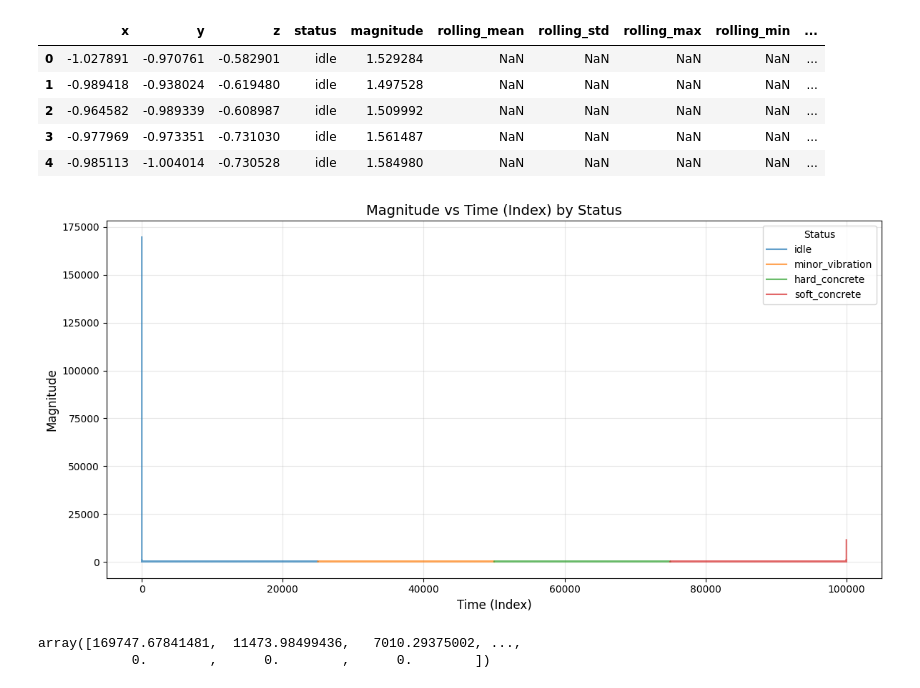
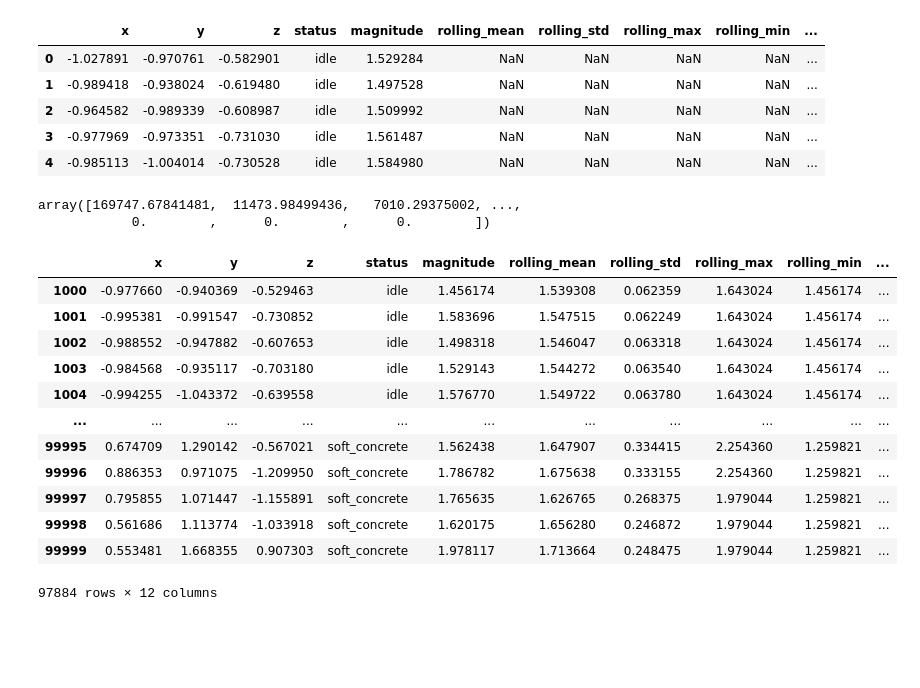
Before and after one commit to Alice2333333333/fyp, a Jupyter notebook: data/train-model.ipynb, the cells around one changed output. Saved outputs shown, nothing was run; the diff lists cells and outputs as text; code cells hidden in the pictures; blank space fills up the shorter version.

```diff
--- a/data/train-model.ipynb
+++ b/data/train-model.ipynb
@@ -173,35 +239,6 @@ df.head()
 | 4 | -0.985113 | -1.004014 | -0.730528 | idle | 1.584980 | NaN | NaN | NaN | NaN | ... |
 # %%
 df.to_csv("test.csv", index=False)
-# %%
-# Prepare the plot
-plt.figure(figsize=(12, 6))
-
-# Get unique statuses
-statuses = df['status'].unique()
-
-# Plot magnitude against the index for each status
-for status in statuses:
-    subset = df[df['status'] == status]
-    plt.plot(
-        subset.index,
-        subset['fft_amplitude'],
-        label=status,
-        alpha=0.7
-    )
-
-# Customize the plot
-plt.title('Magnitude vs Time (Index) by Status', fontsize=14)
-plt.xlabel('Time (Index)', fontsize=12)
-plt.ylabel('Magnitude', fontsize=12)
-plt.legend(title='Status', fontsize=10, loc='upper right')
-plt.grid(alpha=0.3)
-plt.tight_layout()
-
-# Display the plot
-plt.show()
-# %% [output]
-[figure, removed]
 # %%
 # Group the data by 'status' and calculate the minimum and maximum fft_amplitude
 min_max_fft_amplitude = df.groupby('status')['fft'].agg(['min', 'max']).reset_index()
@@ -213,6 +250,22 @@ np.nan_to_num(df['fft_amplitude'])
 # %% [output]
 array([169747.67841481,  11473.98499436,   7010.29375002, ...,
             0.        ,      0.        ,      0.        ])
+# %%
+df
+# %% [output]
+|  | x | y | z | status | magnitude | rolling_mean | rolling_std | rolling_max | rolling_min | ... |
+| 1000 | -0.977660 | -0.940369 | -0.529463 | idle | 1.456174 | 1.539308 | 0.062359 | 1.643024 | 1.456174 | ... |
+| 1001 | -0.995381 | -0.991547 | -0.730852 | idle | 1.583696 | 1.547515 | 0.062249 | 1.643024 | 1.456174 | ... |
+| 1002 | -0.988552 | -0.947882 | -0.607653 | idle | 1.498318 | 1.546047 | 0.063318 | 1.643024 | 1.456174 | ... |
+| 1003 | -0.984568 | -0.935117 | -0.703180 | idle | 1.529143 | 1.544272 | 0.063540 | 1.643024 | 1.456174 | ... |
+| 1004 | -0.994255 | -1.043372 | -0.639558 | idle | 1.576770 | 1.549722 | 0.063780 | 1.643024 | 1.456174 | ... |
+| ... | ... | ... | ... | ... | ... | ... | ... | ... | ... | ... |
+| 99995 | 0.674709 | 1.290142 | -0.567021 | soft_concrete | 1.562438 | 1.647907 | 0.334415 | 2.254360 | 1.259821 | ... |
+| 99996 | 0.886353 | 0.971075 | -1.209950 | soft_concrete | 1.786782 | 1.675638 | 0.333155 | 2.254360 | 1.259821 | ... |
+| 99997 | 0.795855 | 1.071447 | -1.155891 | soft_concrete | 1.765635 | 1.626765 | 0.268375 | 1.979044 | 1.259821 | ... |
+| 99998 | 0.561686 | 1.113774 | -1.033918 | soft_concrete | 1.620175 | 1.656280 | 0.246872 | 1.979044 | 1.259821 | ... |
+| 99999 | 0.553481 | 1.668355 | 0.907303 | soft_concrete | 1.978117 | 1.713664 | 0.248475 | 1.979044 | 1.259821 | ... |
+97884 rows × 12 columns
 # %%
 df['time'] = range(len(df))
 statuses = df['status'].unique()
```
Also changed, not shown: parts of 9 cells of this notebook, 2 other files.
